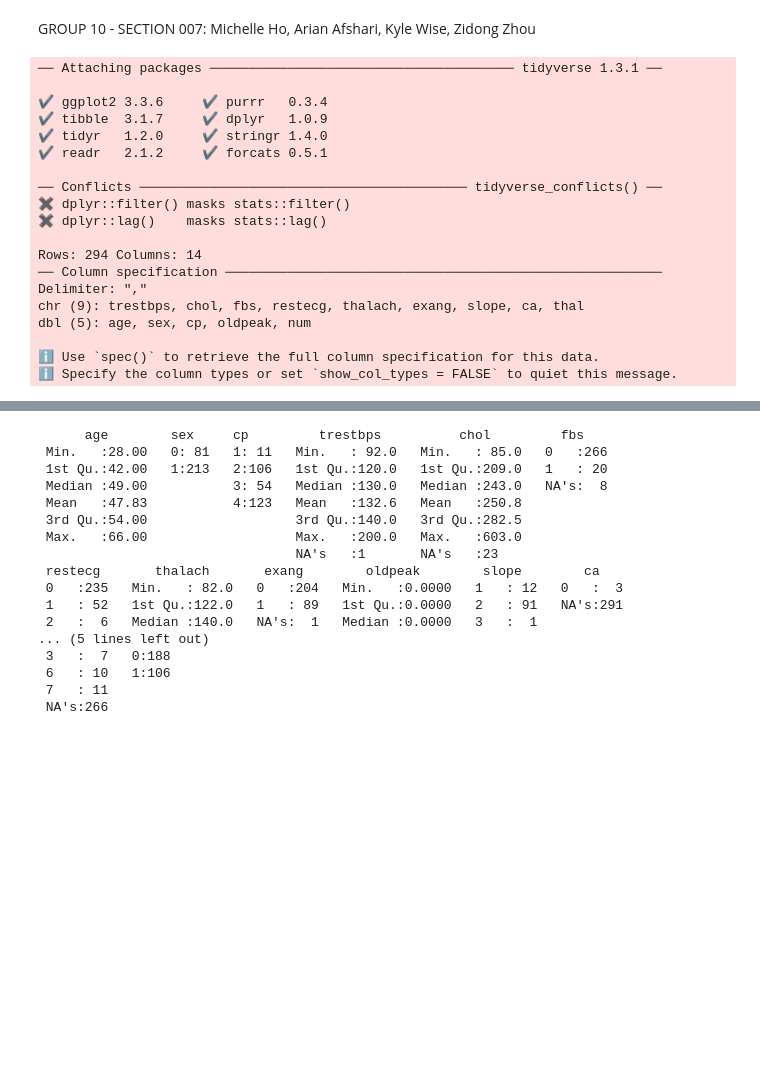
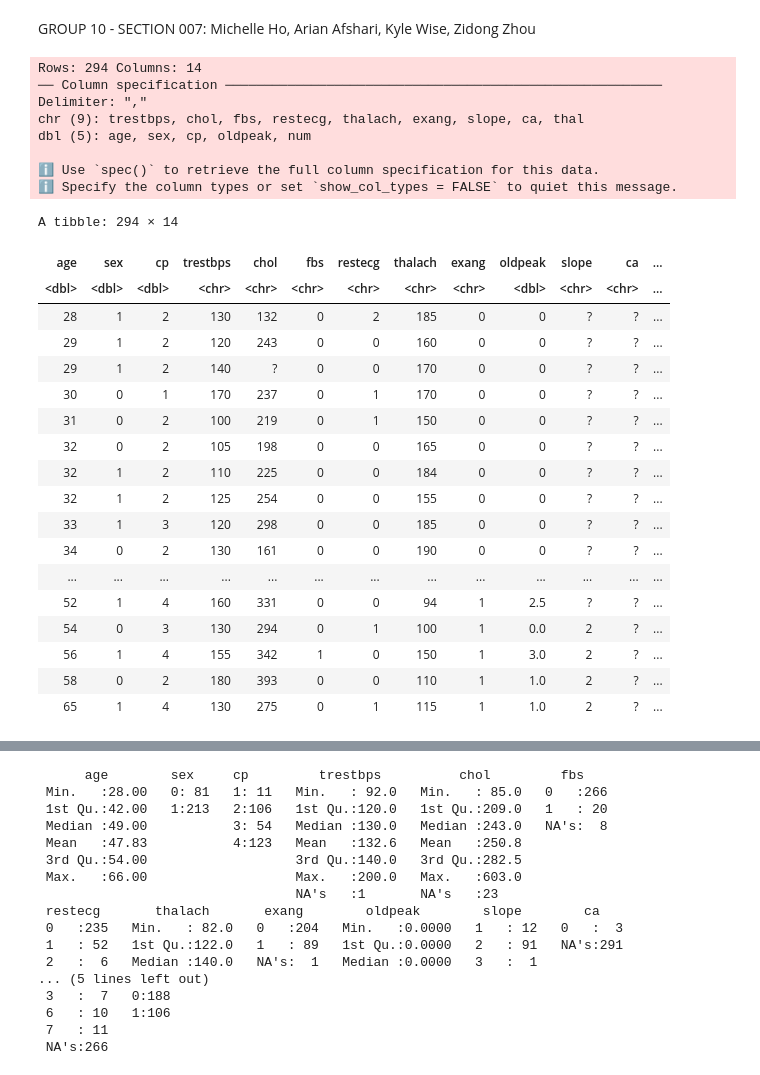
Before and after one commit to GeneRevo/DSCI100-007-Group10, a Jupyter notebook: 007_project_proposal.ipynb, the cells around one changed output, grey strips where cells are left out. Cells and saved outputs as stored; diff of their text form; code cells hidden in the pictures; blank space fills up the shorter version.

Commit message:
Splitting the Data

```diff
--- a/007_project_proposal.ipynb
+++ b/007_project_proposal.ipynb
@@ -5,25 +13,35 @@ GROUP 10 - SECTION 007: Michelle Ho, Arian Afshari, Kyle Wise, Zidong Zhou
 # %%
-library(tidyverse)
-library(dplyr)
+# loading the data and mutating the class label column to factor
 heart_disease_data <- read_csv("https://archive.ics.uci.edu/ml/machine-learning-databases/heart-disease/processed.hungarian.data",
-                          col_names = c("age", "sex", "cp", "trestbps", "chol", "fbs","restecg", "thalach", "exang", "oldpeak", "slope", "ca", "thal", "num"))
+                          col_names = c("age", "sex", "cp", "trestbps", "chol", "fbs","restecg", "thalach", "exang", "oldpeak",
+                                        "slope", "ca", "thal", "num")) |>
+mutate(num = as_factor(num))
+heart_disease_data
 # %% [output]
-── Attaching packages ─────────────────────────────────────── tidyverse 1.3.1 ──
-
-✔ ggplot2 3.3.6     ✔ purrr   0.3.4
-✔ tibble  3.1.7     ✔ dplyr   1.0.9
-✔ tidyr   1.2.0     ✔ stringr 1.4.0
-✔ readr   2.1.2     ✔ forcats 0.5.1
-
-── Conflicts ────────────────────────────────────────── tidyverse_conflicts() ──
-✖ dplyr::filter() masks stats::filter()
-✖ dplyr::lag()    masks stats::lag()
-
 Rows: 294 Columns: 14
 ── Column specification ────────────────────────────────────────────────────────
 Delimiter: ","
 chr (9): trestbps, chol, fbs, restecg, thalach, exang, slope, ca, thal
 dbl (5): age, sex, cp, oldpeak, num
 
 ℹ Use `spec()` to retrieve the full column specification for this data.
 ℹ Specify the column types or set `show_col_types = FALSE` to quiet this message.
+A tibble: 294 × 14
+| age | sex | cp | trestbps | chol | fbs | restecg | thalach | exang | oldpeak | slope | ca | ... |
+| <dbl> | <dbl> | <dbl> | <chr> | <chr> | <chr> | <chr> | <chr> | <chr> | <dbl> | <chr> | <chr> | ... |
+| 28 | 1 | 2 | 130 | 132 | 0 | 2 | 185 | 0 | 0 | ? | ? | ... |
+| 29 | 1 | 2 | 120 | 243 | 0 | 0 | 160 | 0 | 0 | ? | ? | ... |
+| 29 | 1 | 2 | 140 | ? | 0 | 0 | 170 | 0 | 0 | ? | ? | ... |
+| 30 | 0 | 1 | 170 | 237 | 0 | 1 | 170 | 0 | 0 | ? | ? | ... |
+| 31 | 0 | 2 | 100 | 219 | 0 | 1 | 150 | 0 | 0 | ? | ? | ... |
+| 32 | 0 | 2 | 105 | 198 | 0 | 0 | 165 | 0 | 0 | ? | ? | ... |
+| 32 | 1 | 2 | 110 | 225 | 0 | 0 | 184 | 0 | 0 | ? | ? | ... |
+| 32 | 1 | 2 | 125 | 254 | 0 | 0 | 155 | 0 | 0 | ? | ? | ... |
+| 33 | 1 | 3 | 120 | 298 | 0 | 0 | 185 | 0 | 0 | ? | ? | ... |
+| 34 | 0 | 2 | 130 | 161 | 0 | 0 | 190 | 0 | 0 | ? | ? | ... |
+| ... | ... | ... | ... | ... | ... | ... | ... | ... | ... | ... | ... | ... |
+| 52 | 1 | 4 | 160 | 331 | 0 | 0 | 94 | 1 | 2.5 | ? | ? | ... |
+| 54 | 0 | 3 | 130 | 294 | 0 | 1 | 100 | 1 | 0.0 | 2 | ? | ... |
+| 56 | 1 | 4 | 155 | 342 | 1 | 0 | 150 | 1 | 3.0 | 2 | ? | ... |
+| 58 | 0 | 2 | 180 | 393 | 0 | 0 | 110 | 1 | 1.0 | 2 | ? | ... |
+| 65 | 1 | 4 | 130 | 275 | 0 | 1 | 115 | 1 | 1.0 | 2 | ? | ... |
```
Also changed, not shown: parts of 3 cells of this notebook.
